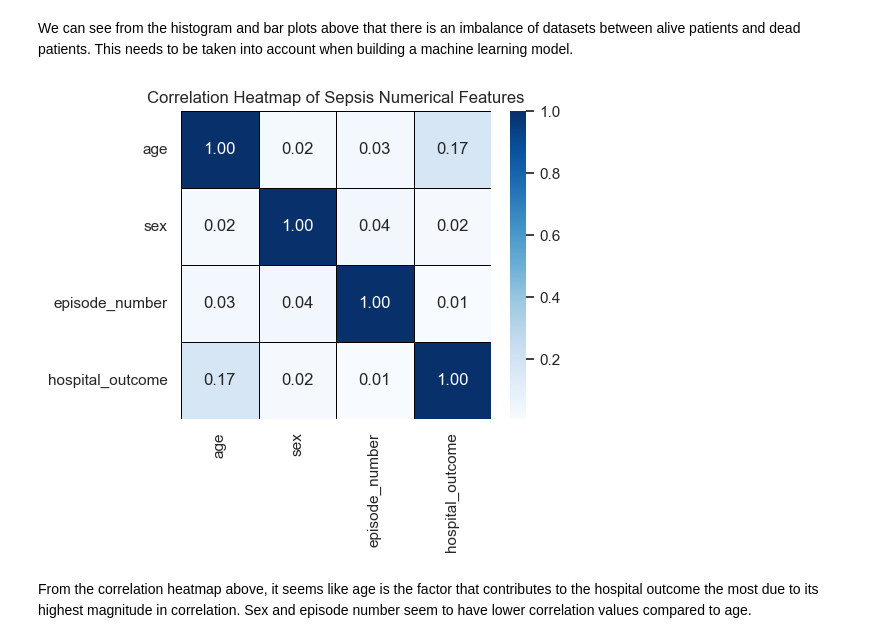
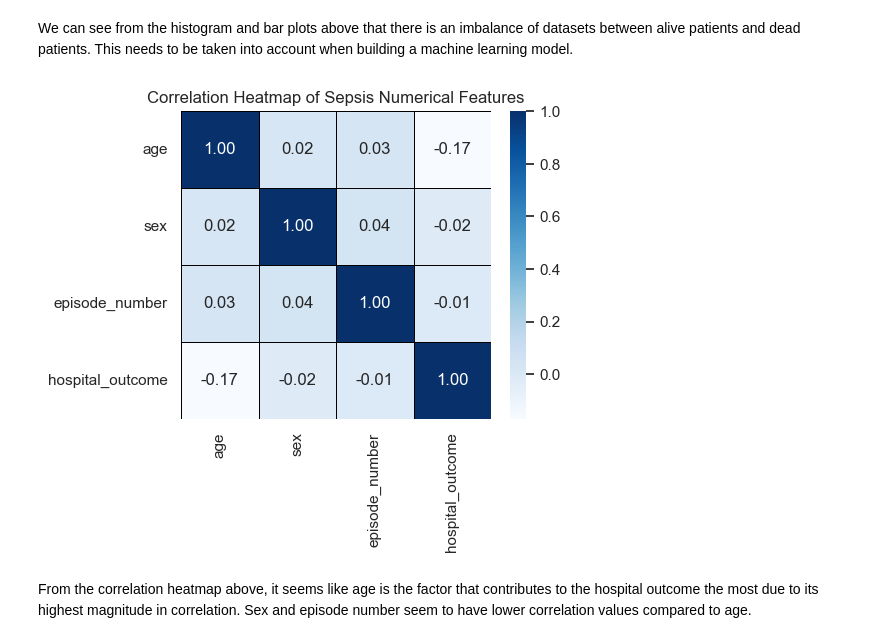
Before and after one commit to Eligoze75/Sepsis-Survival-Minimal-Clinical-Records, a Jupyter notebook: src/sepsis-predictor-report.ipynb, the cells around one changed output. Cells and saved outputs as stored; diff of their text form; code cells hidden in the pictures.

```diff
--- a/src/sepsis-predictor-report.ipynb
+++ b/src/sepsis-predictor-report.ipynb
@@ -56,8 +56,8 @@ train_df["sex"] = train_df["sex"].map({0:"male", 1:"female"})
 test_df["sex"] = test_df["sex"].map({0:"male", 1:"female"})
 
 # Convert target to categorical
-train_df["hospital_outcome"] = train_df["hospital_outcome"].map({0:"dead", 1:"alive"})
-test_df["hospital_outcome"] = test_df["hospital_outcome"].map({0:"dead", 1:"alive"})
+train_df["hospital_outcome_cat"] = train_df["hospital_outcome"].map({0:"Died", 1:"Survived"})
+test_df["hospital_outcome_cat"] = test_df["hospital_outcome"].map({0:"Died", 1:"Survived"})
 # %%
 # Show the stats of each column
 train_df.describe()
@@ -180,28 +181,27 @@ plt.show()
 We can see from the histogram and bar plots above that there is an imbalance of datasets between alive patients and dead patients. This needs to be taken into account when building a machine learning model.
 # %%
 # Calculate the correlation matrix for the selected columns
-df_encoded = train_df.copy()
+df_encoded = train_df[["age","sex","episode_number","hospital_outcome"]].copy()
 
 # Convert categories to 0/1
 df_encoded['sex'] = df_encoded['sex'].astype('category').cat.codes
-df_encoded['hospital_outcome'] = df_encoded['hospital_outcome'].astype('category').cat.codes
 
 correlation_matrix = df_encoded.corr()
 
 # Generate Heat Map
 plt.figure(figsize=(5, 4))
 sns.heatmap(
     correlation_matrix,
     annot=True,  # Display correlation values
     cmap="Blues",  # Use a sequential color map
     fmt=".2f",  # Format numbers to two decimal places
     linewidths=0.5,  # Add lines between cells
     linecolor="black",
 )
 plt.title("Correlation Heatmap of Sepsis Numerical Features")
 plt.show()
 # %% [output]
-[figure, old version]
+[figure, new version]
 # %% [markdown]
 From the correlation heatmap above, it seems like age is the factor that contributes to the hospital outcome the most due to its highest magnitude in correlation. Sex and episode number seem to have lower correlation values compared to age.
 # %% [markdown]
```
Also changed, not shown: parts of 11 cells of this notebook, 1 other file.
